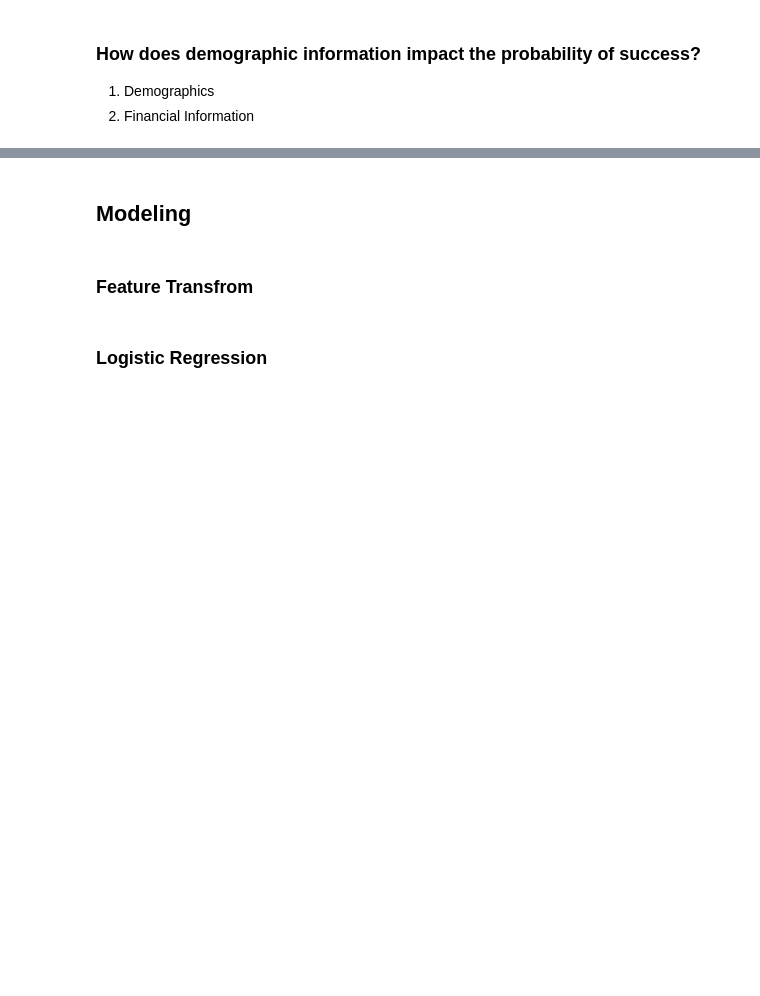
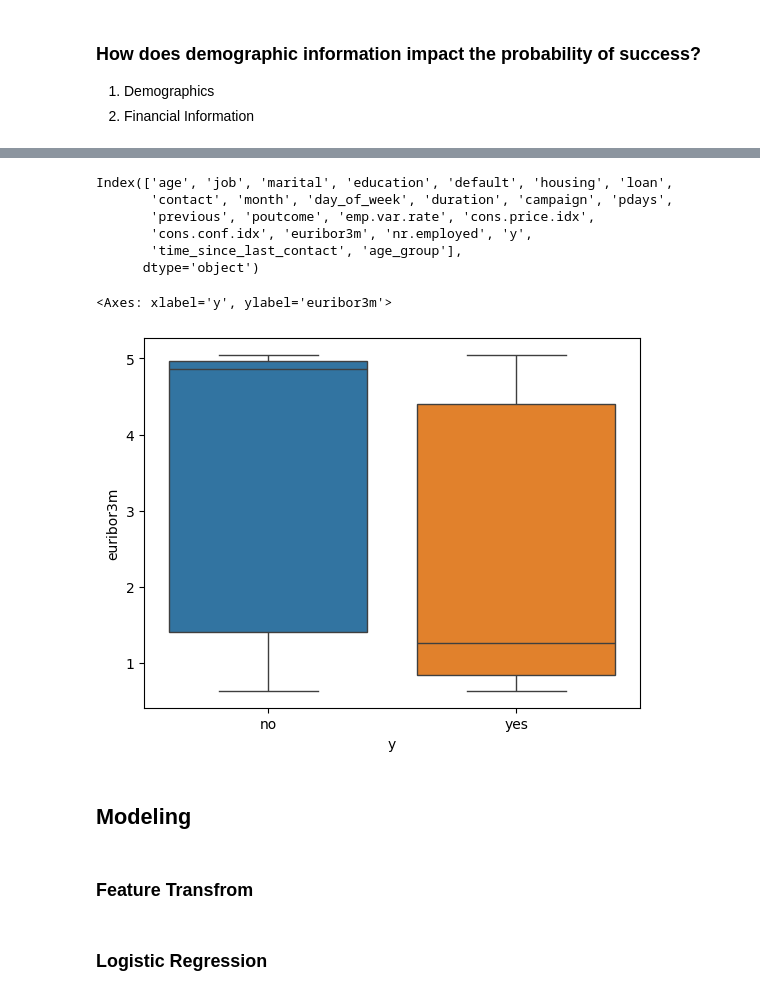
Before and after one commit to garimasc/bank_marketing, a Jupyter notebook: evaluate_classification.ipynb, the cells around one changed output, grey strips where cells are left out. Drawn from its saved outputs; the diff is of its cells as text; code cells hidden in the pictures; blank space fills up the shorter version.

```diff
--- a/evaluate_classification.ipynb
+++ b/evaluate_classification.ipynb
@@ -184,0 +225,14 @@ fig.savefig("images/financial_factors.png")
+# %%
+data.columns
+# %% [output]
+Index(['age', 'job', 'marital', 'education', 'default', 'housing', 'loan',
+       'contact', 'month', 'day_of_week', 'duration', 'campaign', 'pdays',
+       'previous', 'poutcome', 'emp.var.rate', 'cons.price.idx',
+       'cons.conf.idx', 'euribor3m', 'nr.employed', 'y',
+       'time_since_last_contact', 'age_group'],
+      dtype='object')
+# %%
+sns.boxplot(data=data, x= "y", hue= "y", y= "euribor3m")
+# %% [output]
+<Axes: xlabel='y', ylabel='euribor3m'>
+[figure, added]
```
Also changed, not shown: parts of 14 cells of this notebook, 9 other files.
